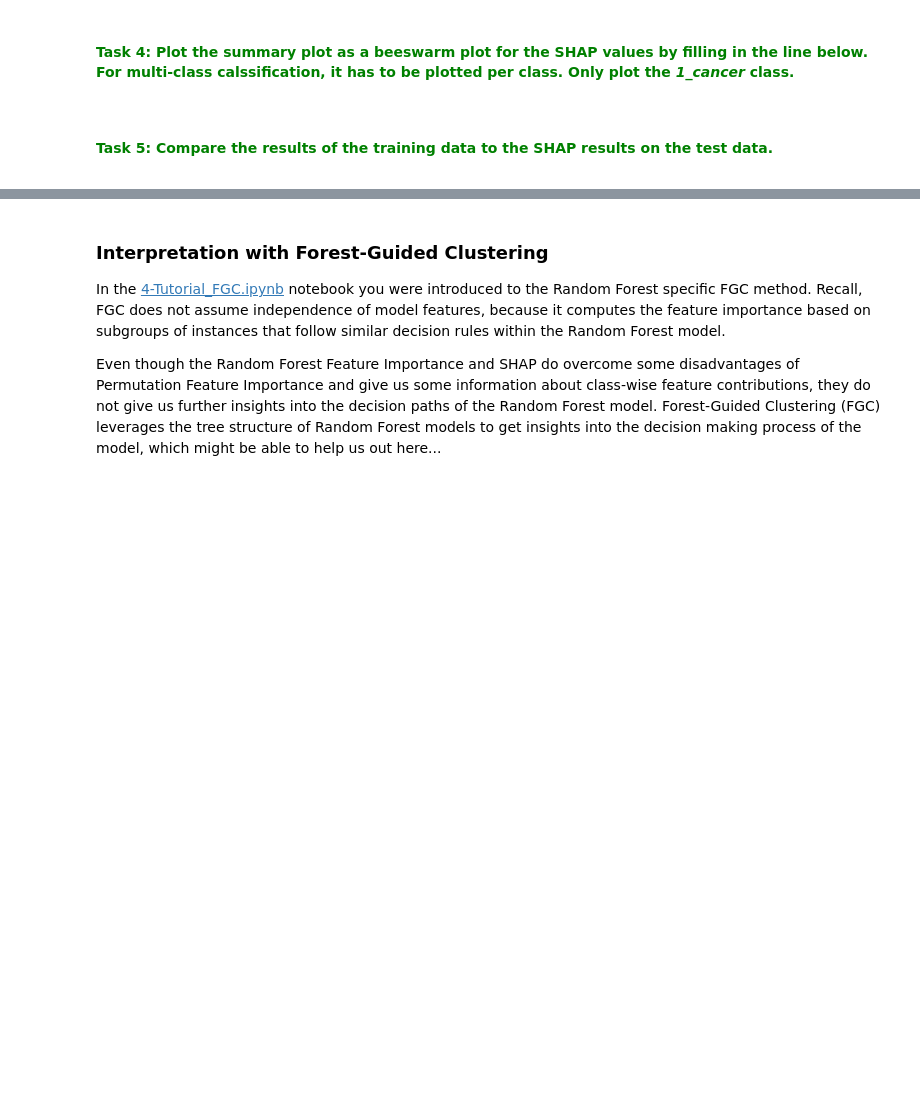
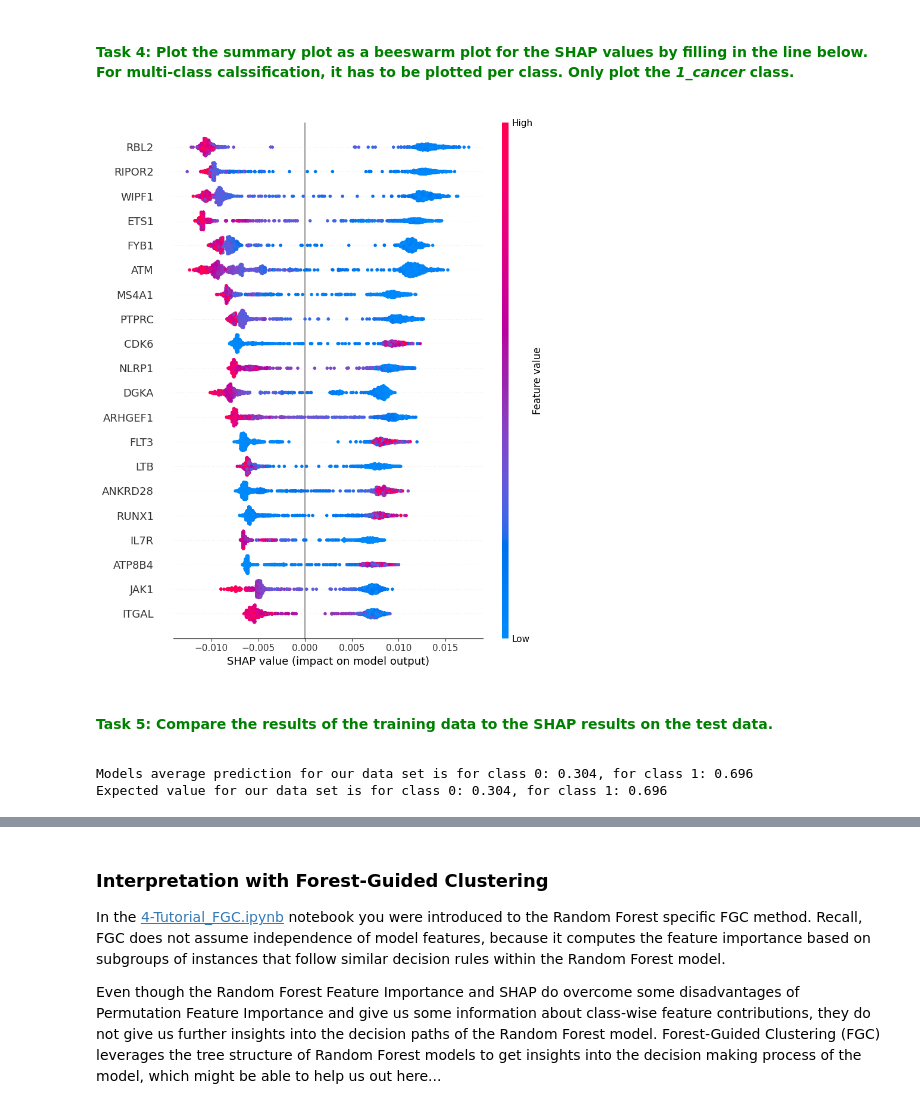
Before and after one commit to HelmholtzAI-Consultants-Munich/XAI-Tutorials, a Jupyter notebook: 5-Tutorial_XAI_for_RandomForests.ipynb, the cells around one changed output, grey strips where cells are left out. Saved outputs shown, nothing was run; the diff lists cells and outputs as text; code cells hidden in the pictures; blank space fills up the shorter version.

```diff
--- a/5-Tutorial_XAI_for_RandomForests.ipynb
+++ b/5-Tutorial_XAI_for_RandomForests.ipynb
@@ -316,17 +328,21 @@ For a more granular view we can use the beeswarm or violin plots. Remember, thos
 
 #### Task 4: Plot the summary plot as a beeswarm plot for the SHAP values by filling in the line below. For multi-class calssification, it has to be plotted per class. Only plot the *1_cancer* class.
 # %%
-# summary plot for cancer class
-target_class = ...
-shap.summary_plot(...)
+# summary plot for class 1 = cancer
+target_class = 1
+shap.summary_plot(
+    shap_values.values[target_class],
+    shap_values.data)
+# %% [output]
+[figure, added]
 # %% [markdown]
 <font color='green'>
 
 #### Task 5: Compare the results of the training data to the SHAP results on the test data.
 # %%
 # run SHAP
-explainer = ...
-shap_values = ...
+explainer = shap.TreeExplainer(model=rf, data=shap.maskers.Independent(X_test, max_samples=len(X_test)), model_output="probability")
+shap_values = explainer(X_test)
 
 # get original unscaled feature values
 shap_values.data = X_test.round(4)
@@ -343,3 +359,6 @@ pm = np.mean(rf.predict_proba(X_test), axis=0)
 
 print(f'Models average prediction for our data set is for class 0: {round(pm[0],3)}, for class 1: {round(pm[1],3)}')
 print(f'Expected value for our data set is for class 0: {round(ev[0],3)}, for class 1: {round(ev[1],3)}')
+# %% [output]
+Models average prediction for our data set is for class 0: 0.304, for class 1: 0.696
+Expected value for our data set is for class 0: 0.304, for class 1: 0.696
```
Also changed, not shown: parts of 14 cells of this notebook, 4 other files.
